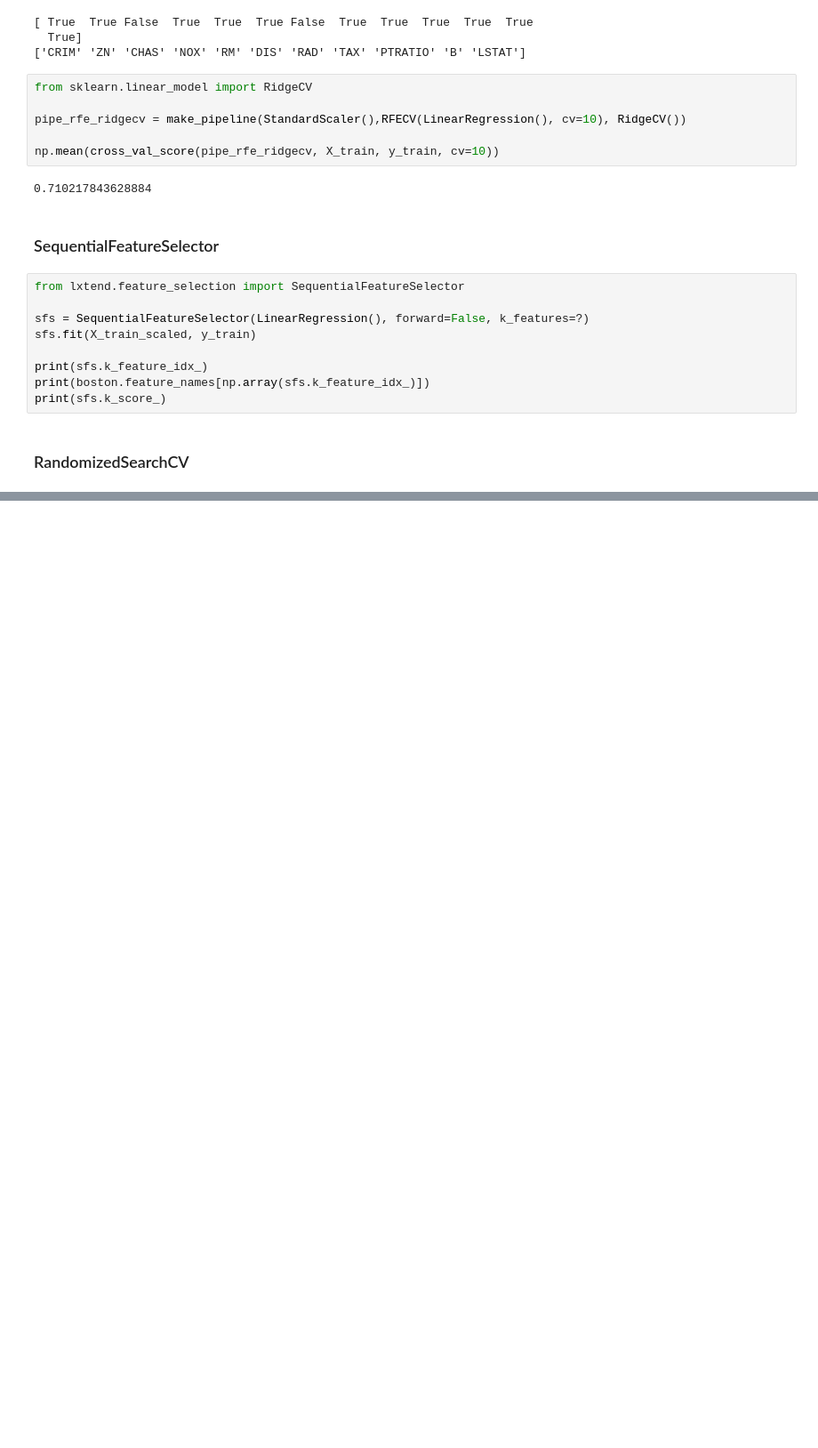
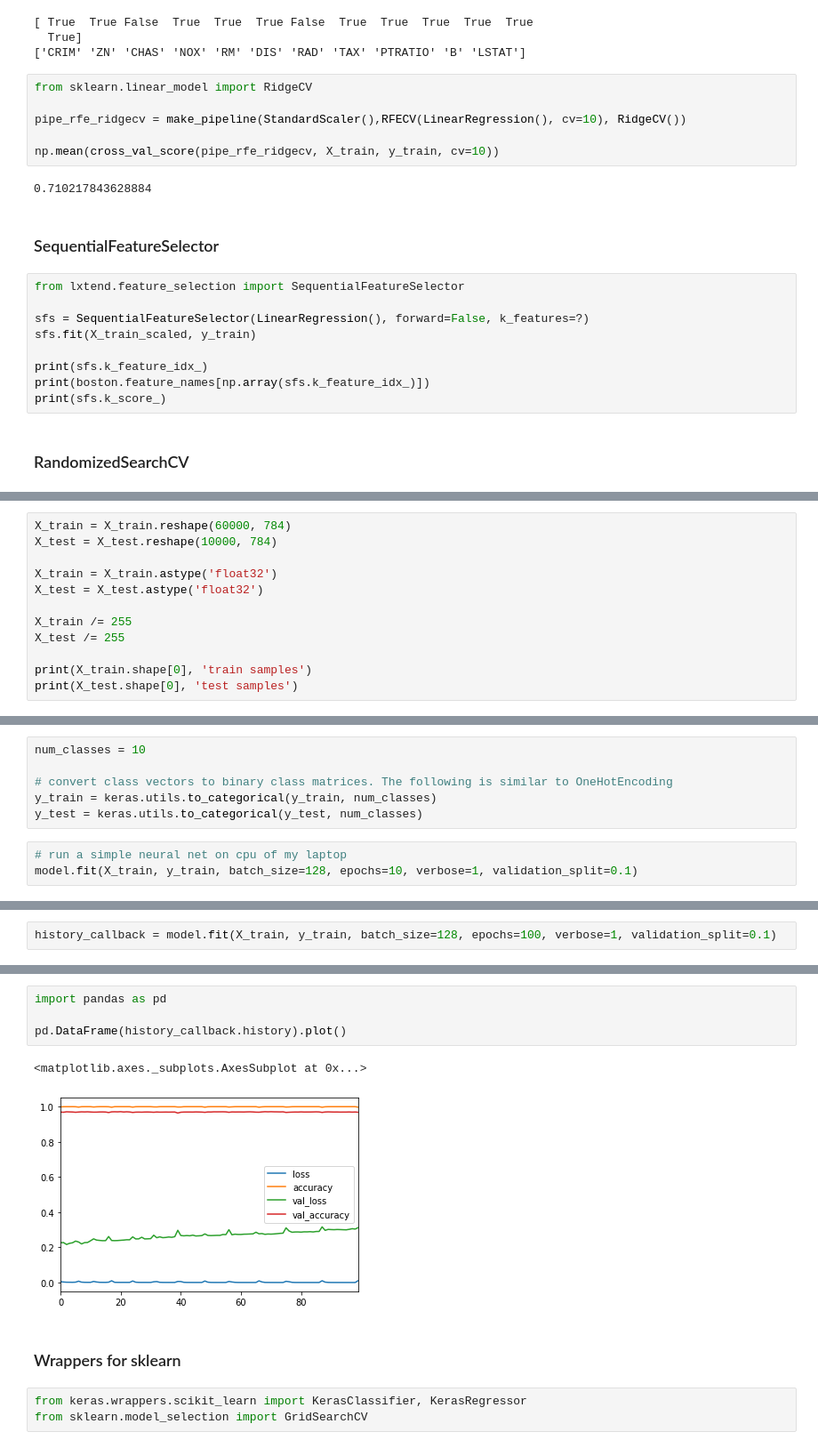
Before and after one commit to azastron/ml_tutorial, a Jupyter notebook: tutorial.ipynb, the cells around one changed output, grey strips where cells are left out. Shown: that part at 89% size. Cells and saved outputs as stored; diff of their text form; blank space fills up the shorter version.

Commit message:
added neural network tutorial

```diff
--- a/tutorial.ipynb
+++ b/tutorial.ipynb
@@ -1095,0 +1184,12 @@ random_search = RandomizedSearchCV(clf, param_distributions=param_dist, n_iter=2
+# %%
+X_train = X_train.reshape(60000, 784)
+X_test = X_test.reshape(10000, 784)
+
+X_train = X_train.astype('float32')
+X_test = X_test.astype('float32')
+
+X_train /= 255
+X_test /= 255
+
+print(X_train.shape[0], 'train samples')
+print(X_test.shape[0], 'test samples')
@@ -1095,0 +1199,9 @@ random_search = RandomizedSearchCV(clf, param_distributions=param_dist, n_iter=2
+# %%
+num_classes = 10
+
+# convert class vectors to binary class matrices. The following is similar to OneHotEncoding
+y_train = keras.utils.to_categorical(y_train, num_classes)
+y_test = keras.utils.to_categorical(y_test, num_classes)
+# %%
+# run a simple neural net on cpu of my laptop
+model.fit(X_train, y_train, batch_size=128, epochs=10, verbose=1, validation_split=0.1)
@@ -1095,0 +1239,2 @@ random_search = RandomizedSearchCV(clf, param_distributions=param_dist, n_iter=2
+# %%
+history_callback = model.fit(X_train, y_train, batch_size=128, epochs=100, verbose=1, validation_split=0.1)
@@ -1095,0 +1260,12 @@ random_search = RandomizedSearchCV(clf, param_distributions=param_dist, n_iter=2
+# %%
+import pandas as pd
+
+pd.DataFrame(history_callback.history).plot()
+# %% [output]
+<matplotlib.axes._subplots.AxesSubplot at 0x...>
+[figure, added]
+# %% [markdown]
+### Wrappers for sklearn
+# %%
+from keras.wrappers.scikit_learn import KerasClassifier, KerasRegressor
+from sklearn.model_selection import GridSearchCV
```
Also changed, not shown: parts of 35 cells of this notebook.
